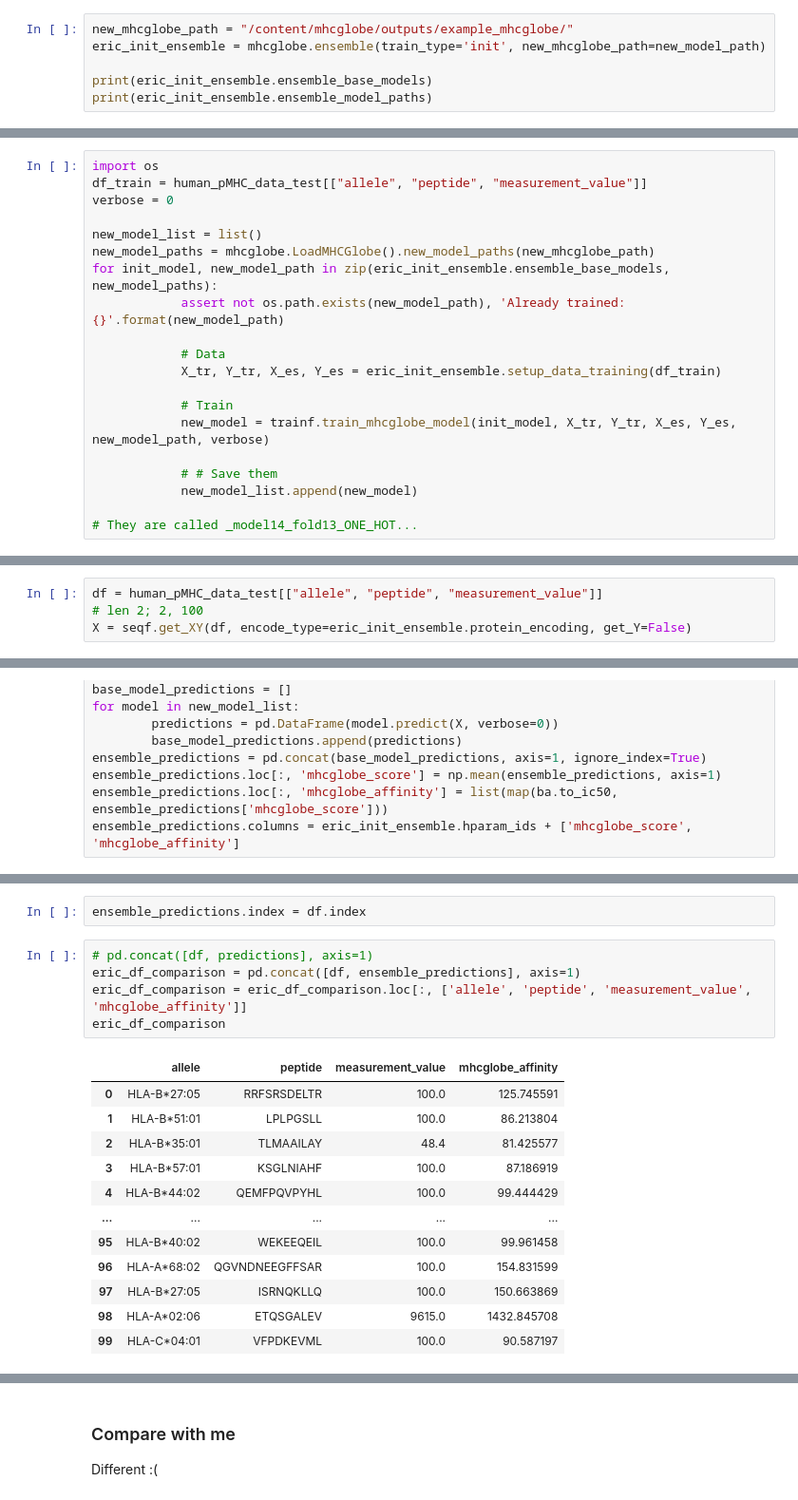
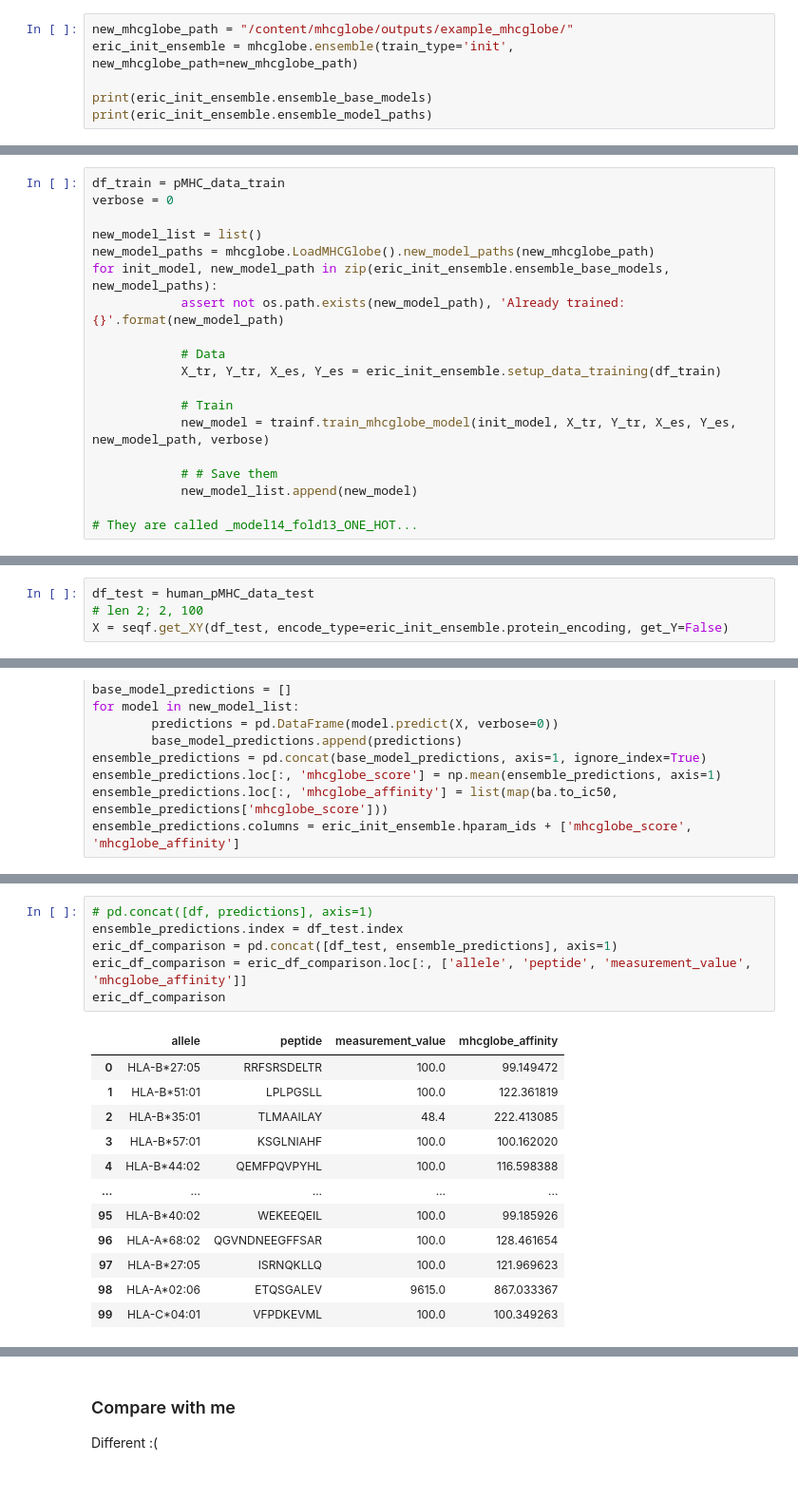
Before and after one commit to prakritipaul/mhcglobe, a Jupyter notebook: prakriti_MHCglobe_code_validation.ipynb, the cells around one changed output, grey strips where cells are left out. Shown: that part at 95% size. Drawn from its saved outputs; the diff is of its cells as text.

```diff
--- a/prakriti_MHCglobe_code_validation.ipynb
+++ b/prakriti_MHCglobe_code_validation.ipynb
@@ -389,6 +496,6 @@ MSE: 56223663.03905643
 # %%
 new_mhcglobe_path = "/content/mhcglobe/outputs/example_mhcglobe/"
-eric_init_ensemble = mhcglobe.ensemble(train_type='init', new_mhcglobe_path=new_model_path)
+eric_init_ensemble = mhcglobe.ensemble(train_type='init', new_mhcglobe_path=new_mhcglobe_path)
 
 print(eric_init_ensemble.ensemble_base_models)
 print(eric_init_ensemble.ensemble_model_paths)
@@ -398,8 +505,7 @@ print(eric_init_ensemble.ensemble_model_paths)
 # %% [markdown]
 ### Train and save 3 models
 # %%
-import os
-df_train = human_pMHC_data_test[["allele", "peptide", "measurement_value"]]
+df_train = pMHC_data_train
 verbose = 0
 
 new_model_list = list()
@@ -430,9 +536,9 @@ user_mhcglobe = mhcglobe.ensemble(new_mhcglobe_path=new_model_path)
 ### So let's expand the individual functions
 ### The following are predictions
 # %%
-df = human_pMHC_data_test[["allele", "peptide", "measurement_value"]]
+df_test = human_pMHC_data_test
 # len 2; 2, 100
-X = seqf.get_XY(df, encode_type=eric_init_ensemble.protein_encoding, get_Y=False)
+X = seqf.get_XY(df_test, encode_type=eric_init_ensemble.protein_encoding, get_Y=False)
 # %%
 # predictions = self.ensemble_predict(X)
 ensemble_predictions = pd.DataFrame()
@@ -463,24 +569,23 @@ ensemble_predictions
 100 rows × 5 columns
-# %%
-ensemble_predictions.index = df.index
 # %%
 # pd.concat([df, predictions], axis=1)
-eric_df_comparison = pd.concat([df, ensemble_predictions], axis=1)
+ensemble_predictions.index = df_test.index
+eric_df_comparison = pd.concat([df_test, ensemble_predictions], axis=1)
 eric_df_comparison = eric_df_comparison.loc[:, ['allele', 'peptide', 'measurement_value', 'mhcglobe_affinity']]
 eric_df_comparison
 # %% [output]
 |  | allele | peptide | measurement_value | mhcglobe_affinity |
-| 0 | HLA-B*27:05 | RRFSRSDELTR | 100.0 | 125.745591 |
-| 1 | HLA-B*51:01 | LPLPGSLL | 100.0 | 86.213804 |
-| 2 | HLA-B*35:01 | TLMAAILAY | 48.4 | 81.425577 |
-| 3 | HLA-B*57:01 | KSGLNIAHF | 100.0 | 87.186919 |
-| 4 | HLA-B*44:02 | QEMFPQVPYHL | 100.0 | 99.444429 |
+| 0 | HLA-B*27:05 | RRFSRSDELTR | 100.0 | 99.149472 |
+| 1 | HLA-B*51:01 | LPLPGSLL | 100.0 | 122.361819 |
+| 2 | HLA-B*35:01 | TLMAAILAY | 48.4 | 222.413085 |
+| 3 | HLA-B*57:01 | KSGLNIAHF | 100.0 | 100.162020 |
+| 4 | HLA-B*44:02 | QEMFPQVPYHL | 100.0 | 116.598388 |
 | ... | ... | ... | ... | ... |
-| 95 | HLA-B*40:02 | WEKEEQEIL | 100.0 | 99.961458 |
-| 96 | HLA-A*68:02 | QGVNDNEEGFFSAR | 100.0 | 154.831599 |
-| 97 | HLA-B*27:05 | ISRNQKLLQ | 100.0 | 150.663869 |
-| 98 | HLA-A*02:06 | ETQSGALEV | 9615.0 | 1432.845708 |
-| 99 | HLA-C*04:01 | VFPDKEVML | 100.0 | 90.587197 |
+| 95 | HLA-B*40:02 | WEKEEQEIL | 100.0 | 99.185926 |
+| 96 | HLA-A*68:02 | QGVNDNEEGFFSAR | 100.0 | 128.461654 |
+| 97 | HLA-B*27:05 | ISRNQKLLQ | 100.0 | 121.969623 |
+| 98 | HLA-A*02:06 | ETQSGALEV | 9615.0 | 867.033367 |
+| 99 | HLA-C*04:01 | VFPDKEVML | 100.0 | 100.349263 |
 100 rows × 4 columns
 # %% [markdown]
 ### Compare with me
```
Also changed, not shown: parts of 16 cells of this notebook.
